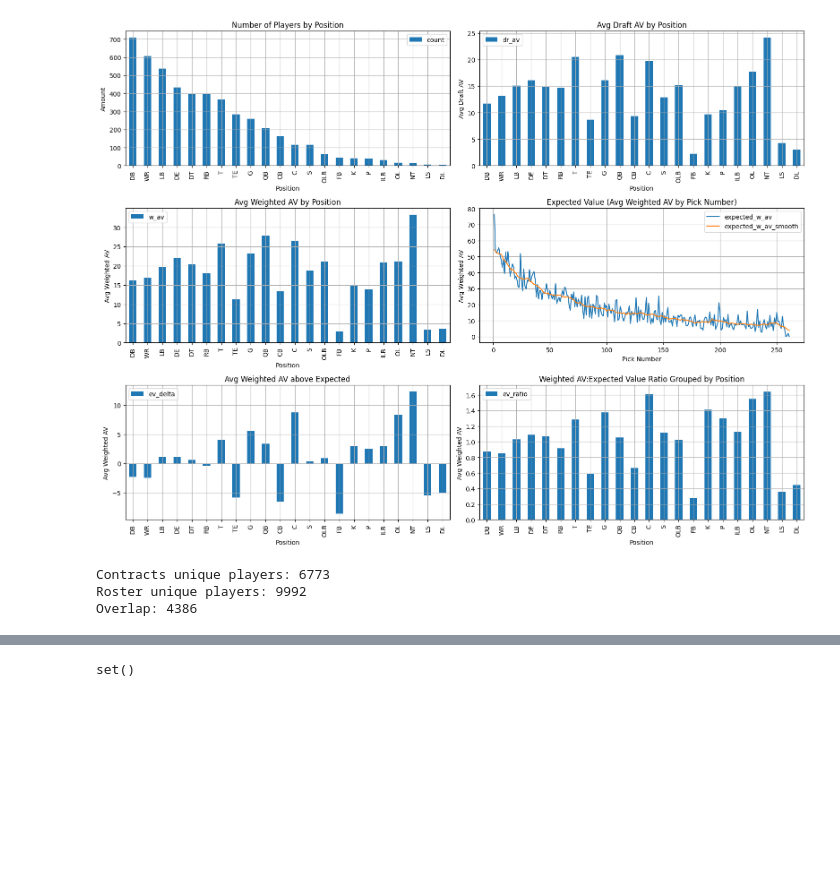
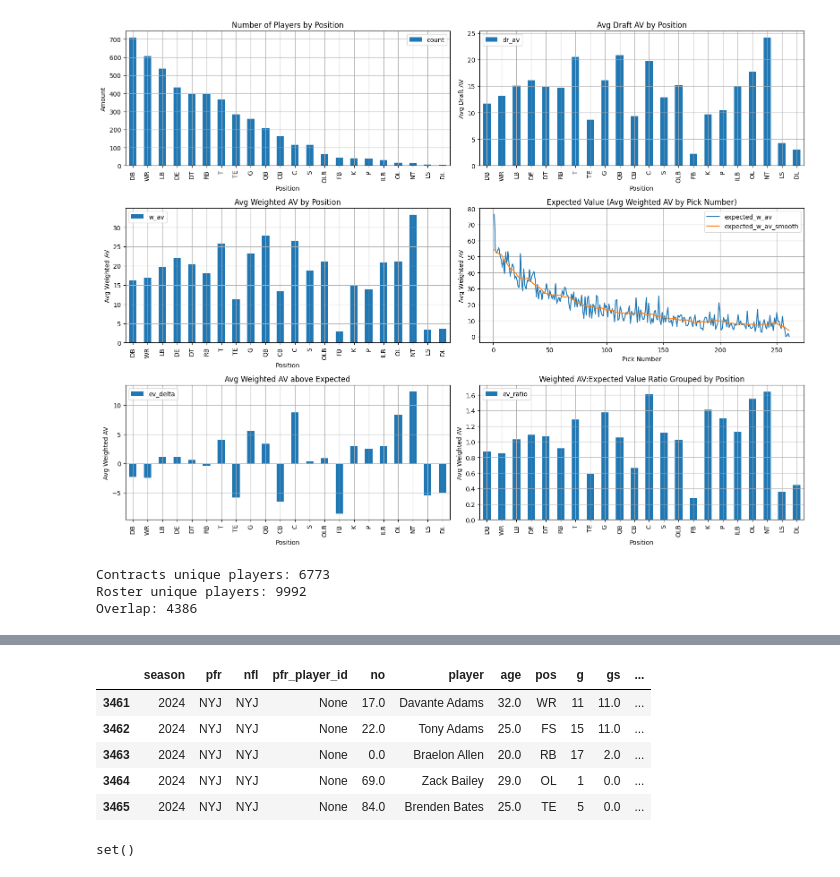
Before and after one commit to ShaneESchwartz/NFL-Team-Builder-Tool, a Jupyter notebook: TeamBuilder.ipynb, the cells around one changed output, grey strips where cells are left out. Saved outputs shown, nothing was run; the diff lists cells and outputs as text; code cells hidden in the pictures; blank space fills up the shorter version.

```diff
--- a/TeamBuilder.ipynb
+++ b/TeamBuilder.ipynb
@@ -294,3 +311,12 @@ print(pfr_new.shape)
+# %%
+pfr_new.loc[(pfr_new['season'] == 2024) & (pfr_new['pfr'] == 'NYJ')].head()
+# %% [output]
+|  | season | pfr | nfl | pfr_player_id | no | player | age | pos | g | gs | ... |
+| 3461 | 2024 | NYJ | NYJ | None | 17.0 | Davante Adams | 32.0 | WR | 11 | 11.0 | ... |
+| 3462 | 2024 | NYJ | NYJ | None | 22.0 | Tony Adams | 25.0 | FS | 15 | 11.0 | ... |
+| 3463 | 2024 | NYJ | NYJ | None | 0.0 | Braelon Allen | 20.0 | RB | 17 | 2.0 | ... |
+| 3464 | 2024 | NYJ | NYJ | None | 69.0 | Zack Bailey | 29.0 | OL | 1 | 0.0 | ... |
+| 3465 | 2024 | NYJ | NYJ | None | 84.0 | Brenden Bates | 25.0 | TE | 5 | 0.0 | ... |
 # %%
 set(pfr_roster.columns) - set(pfr_new.columns)
 set(pfr_new.columns) - set(pfr_roster.columns)
```
Also changed, not shown: parts of 31 cells of this notebook, 32 other files.
